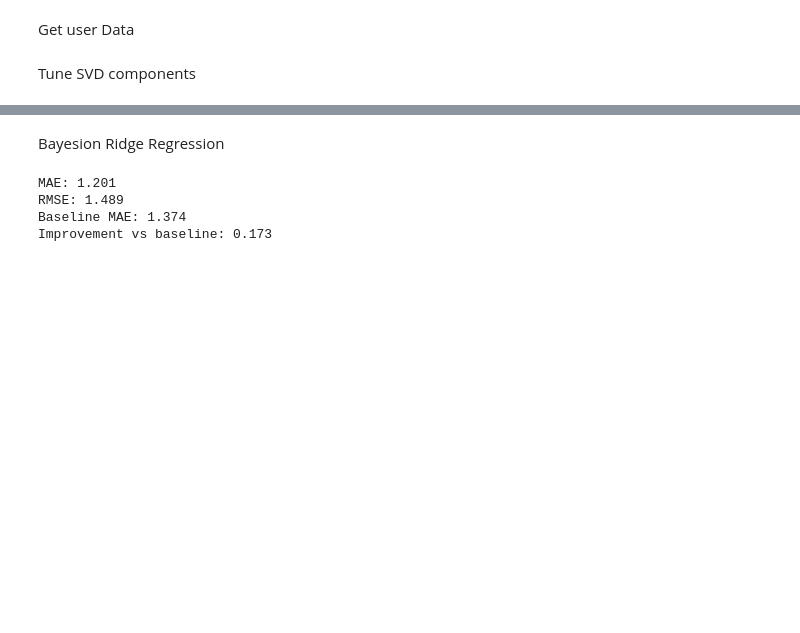
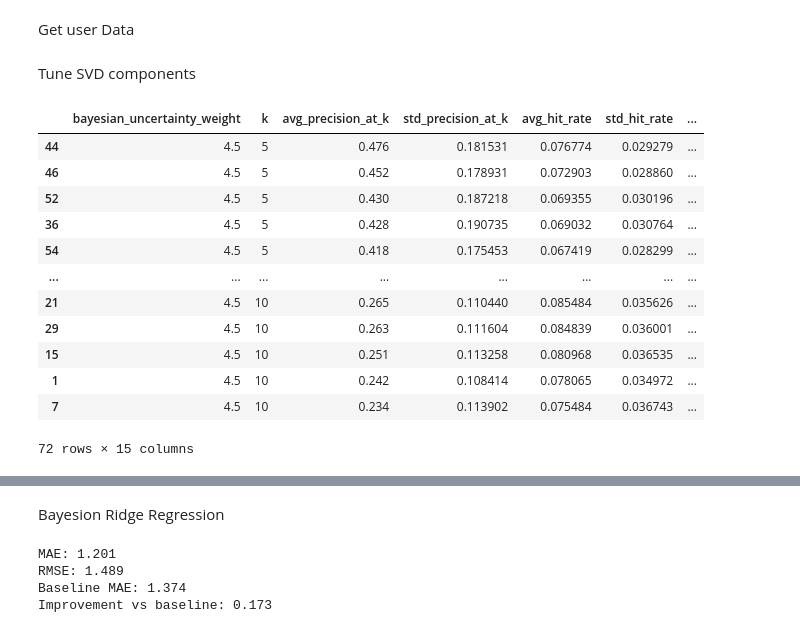
Before and after one commit to sidmetikala-dev/anirec_v2, a Jupyter notebook: experimentation.ipynb, the cells around one changed output, grey strips where cells are left out. Drawn from its saved outputs; the diff is of its cells as text; code cells hidden in the pictures; blank space fills up the shorter version.

```diff
--- a/experimentation.ipynb
+++ b/experimentation.ipynb
@@ -66,7 +66,7 @@ from anime_evaluation import HitRateEvaluator
 from anime_features import AnimeFeatureBuilder
 
 svd_component_results = []
-n_runs = 50
+n_runs = 100
 max_features = [500, 1000, 1500, 2000, 2500, 3000, 3500, 4000, 4500]
 components = [50, 100, 200, 300]
 weights_uncertainty = [4.5]
@@ -94,32 +94,46 @@ for n_feature in max_features:
         (
             bayesian_results,
             bayesian_summary,
             best_bayesian_weights,
             baseline_results,
             baseline_summary,
         ) = hitman.tune_bayesian_uncertainty(
             weights=weights_uncertainty,
             n_runs=n_runs,
             top_ks=tuning_top_ks,
-            random_state=None,
+            random_state=100,
         )
 
 
         average_metrics = bayesian_summary.merge(
             baseline_summary,
             on="k",
             how="left",
         ).rename(columns={"uncertainty_weight": "bayesian_uncertainty_weight"})
         average_metrics["component"] = component
         average_metrics["n_feature"] = n_feature
         average_metrics["svd_explained_variance"] = builder.svd_explained_variance
 
         svd_component_results.append(average_metrics)
 
 svd_component_summary = (
     pd.concat(svd_component_results, ignore_index=True)
     .sort_values(["k", "avg_precision_at_k"], ascending=[True, False])
 )
 
 svd_component_summary
+# %% [output]
+|  | bayesian_uncertainty_weight | k | avg_precision_at_k | std_precision_at_k | avg_hit_rate | std_hit_rate | ... |
+| 44 | 4.5 | 5 | 0.476 | 0.181531 | 0.076774 | 0.029279 | ... |
+| 46 | 4.5 | 5 | 0.452 | 0.178931 | 0.072903 | 0.028860 | ... |
+| 52 | 4.5 | 5 | 0.430 | 0.187218 | 0.069355 | 0.030196 | ... |
+| 36 | 4.5 | 5 | 0.428 | 0.190735 | 0.069032 | 0.030764 | ... |
+| 54 | 4.5 | 5 | 0.418 | 0.175453 | 0.067419 | 0.028299 | ... |
+| ... | ... | ... | ... | ... | ... | ... | ... |
+| 21 | 4.5 | 10 | 0.265 | 0.110440 | 0.085484 | 0.035626 | ... |
+| 29 | 4.5 | 10 | 0.263 | 0.111604 | 0.084839 | 0.036001 | ... |
+| 15 | 4.5 | 10 | 0.251 | 0.113258 | 0.080968 | 0.036535 | ... |
+| 1 | 4.5 | 10 | 0.242 | 0.108414 | 0.078065 | 0.034972 | ... |
+| 7 | 4.5 | 10 | 0.234 | 0.113902 | 0.075484 | 0.036743 | ... |
+72 rows × 15 columns
 # %%
```
Also changed, not shown: parts of 3 cells of this notebook, 2 other files.
